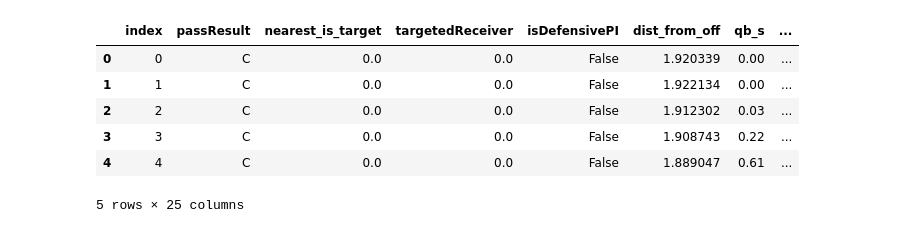
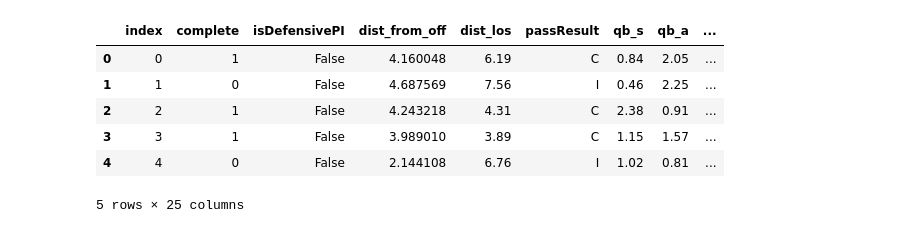
Before and after one commit to calvinsmith625/NFL_Kaggle_Big_Data_Bowl, a Jupyter notebook: bdb-randomforest.ipynb, the cells around one changed output. Drawn from its saved outputs; the diff is of its cells as text; code cells hidden in the pictures.

```diff
--- a/bdb-randomforest.ipynb
+++ b/bdb-randomforest.ipynb
@@ -5,8 +5,7 @@ from sklearn.model_selection import cross_val_score, GridSearchCV, cross_validat
 from sklearn.metrics import accuracy_score, confusion_matrix, f1_score, precision_score, recall_score, plot_precision_recall_curve, plot_roc_curve
 from sklearn.ensemble import RandomForestClassifier
 # %%
-data = pd.read_csv('../input/merge-clean-data/full_tracking_df.csv')
+data = pd.read_csv('../input/pre-rand-forest/rand_forest.csv')
 data.drop('Unnamed: 0', axis=1, inplace=True)
 data.head()
-data.columns
 # %% [output]
@@ -25,24 +38,24 @@ Index(['gameId', 'playId', 'frameId', 'off_nflId', 'nflId', 'displayName',
 # %%
-data = data[['passResult', 'nearest_is_target', 'targetedReceiver', 'isDefensivePI', 'dist_from_off',
+data = data[['complete', 'isDefensivePI', 'dist_from_off', 'dist_los', 'passResult',
              'qb_s', 'qb_a', 'max_space_available', 'distance_from_qb', 'receiver_distance_from_qb',
              'ball_behind_db', 'diff_in_speed', 'diff_in_acceleration', 'diff_in_dir',
              'his_off_most_open', 'receiver_behind_db', 'dist_rate_of_change',
              'gameId', 'playId', 'frameId', 'off_nflId', 'nflId', 'displayName', 'event']]
-data = data[data.isDefensivePI != True]
+data = data[(data.isDefensivePI != True) & (data.passResult != 'S')]
 
 # holding_data.to_csv('holding_data.csv')
 
 data.dropna(inplace=True)
 data.reset_index(inplace=True)
 
 holding_data = data[['gameId', 'playId', 'frameId', 'off_nflId', 'nflId', 'displayName', 'event']]
 
 data.head()
 # %% [output]
-|  | index | passResult | nearest_is_target | targetedReceiver | isDefensivePI | dist_from_off | qb_s | ... |
-| 0 | 0 | C | 0.0 | 0.0 | False | 1.920339 | 0.00 | ... |
-| 1 | 1 | C | 0.0 | 0.0 | False | 1.922134 | 0.00 | ... |
-| 2 | 2 | C | 0.0 | 0.0 | False | 1.912302 | 0.03 | ... |
-| 3 | 3 | C | 0.0 | 0.0 | False | 1.908743 | 0.22 | ... |
-| 4 | 4 | C | 0.0 | 0.0 | False | 1.889047 | 0.61 | ... |
+|  | index | complete | isDefensivePI | dist_from_off | dist_los | passResult | qb_s | qb_a | ... |
+| 0 | 0 | 1 | False | 4.160048 | 6.19 | C | 0.84 | 2.05 | ... |
+| 1 | 1 | 0 | False | 4.687569 | 7.56 | I | 0.46 | 2.25 | ... |
+| 2 | 2 | 1 | False | 4.243218 | 4.31 | C | 2.38 | 0.91 | ... |
+| 3 | 3 | 1 | False | 3.989010 | 3.89 | C | 1.15 | 1.57 | ... |
+| 4 | 4 | 0 | False | 2.144108 | 6.76 | I | 1.02 | 0.81 | ... |
 5 rows × 25 columns
```
Also changed, not shown: parts of 20 cells of this notebook.
